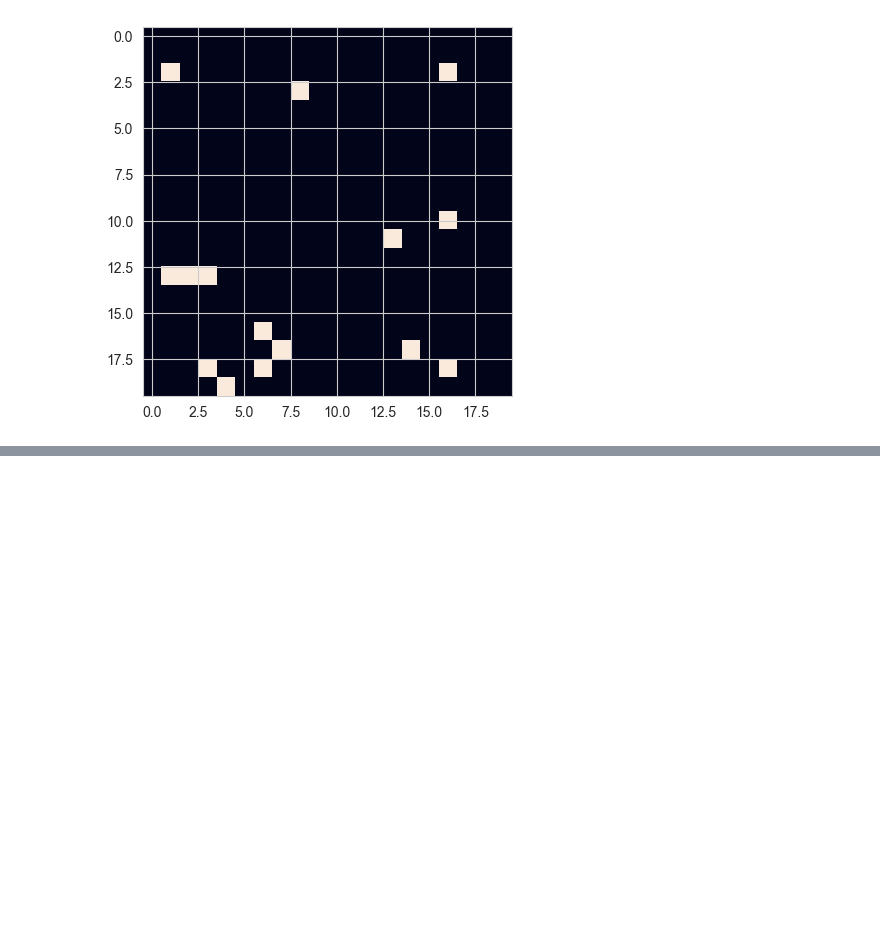
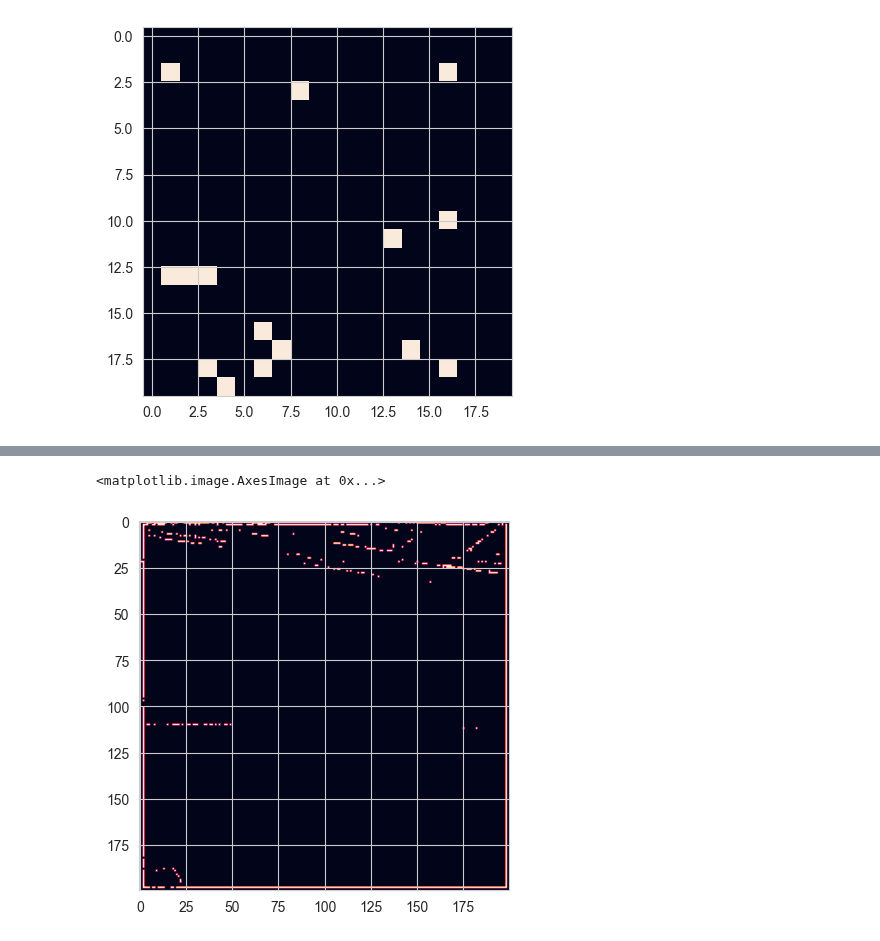
Before and after one commit to teostereciu/mlp, a Jupyter notebook: notebooks/baseline.ipynb, the cells around one changed output, grey strips where cells are left out. Saved outputs shown, nothing was run; the diff lists cells and outputs as text; code cells hidden in the pictures; blank space fills up the shorter version.

```diff
--- a/notebooks/baseline.ipynb
+++ b/notebooks/baseline.ipynb
@@ -380,0 +429,5 @@ plt.imshow(resized)
+# %%
+plt.imshow(img_decoded.reshape((200,200)))
+# %% [output]
+<matplotlib.image.AxesImage at 0x...>
+[figure, added]
```
Also changed, not shown: parts of 5 cells of this notebook.
